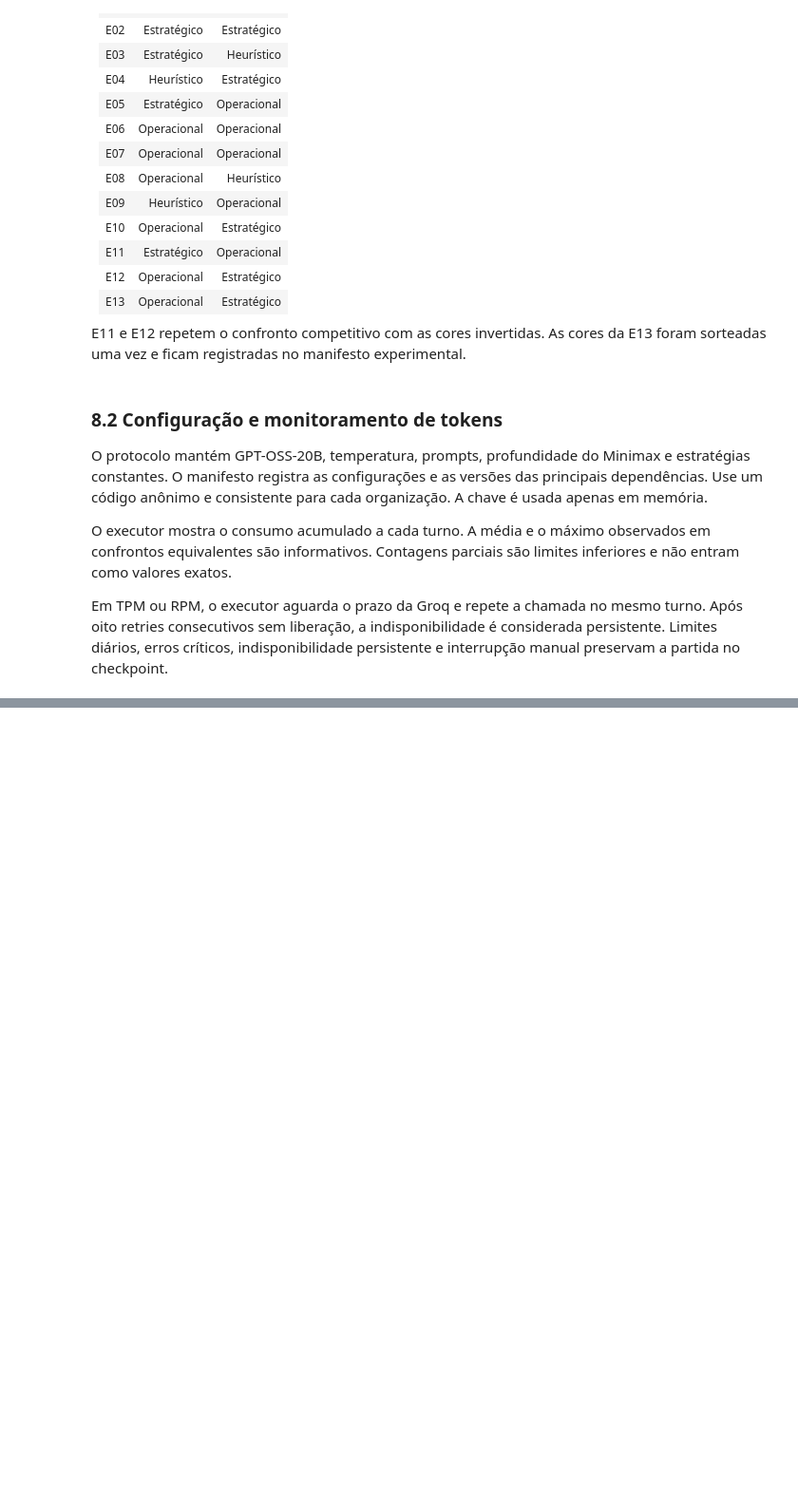
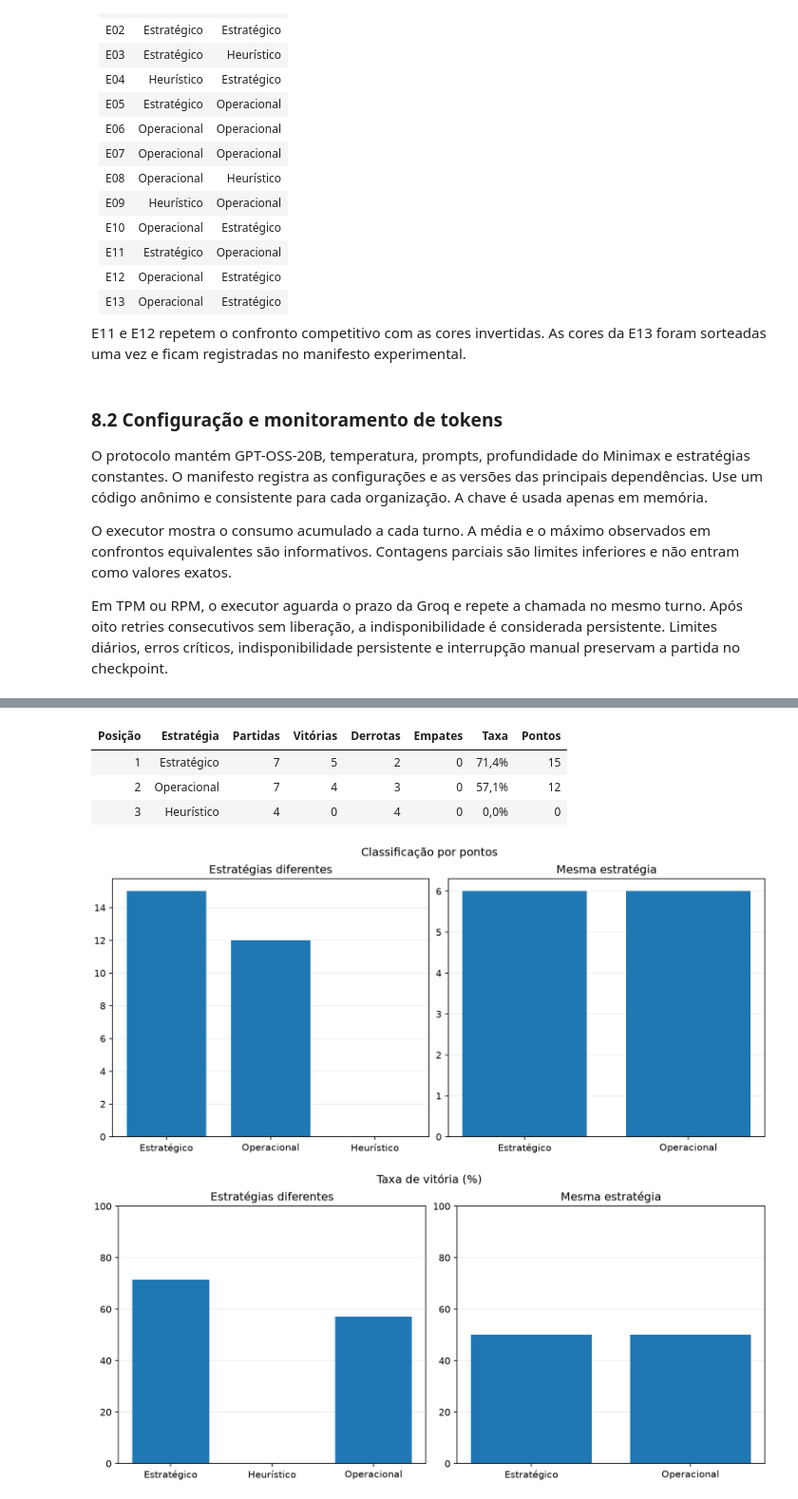
Before and after one commit to CaioBFM/Trabalhos---IA, a Jupyter notebook: othello-agentes/othello_agentes.ipynb, the cells around one changed output, grey strips where cells are left out. Shown at 95% size. Drawn from its saved outputs; the diff is of its cells as text; code cells hidden in the pictures; blank space fills up the shorter version.

Commit message:
Finaliza interface grafica, notebook e resultados experimentais

```diff
--- a/othello-agentes/othello_agentes.ipynb
+++ b/othello-agentes/othello_agentes.ipynb
@@ -2211,0 +2118,37 @@ resumo_agentes · 15 registros
+# %%
+import csv
+from collections import Counter
+from html import escape
+from IPython.display import HTML, Image, display
+
+PASTA_RESULTADOS = Path("resultados")
+NOMES_AGENTES = {"estrategica": "Estratégico", "operacional": "Operacional", "heuristica": "Heurístico"}
+
+
+def ler_resultados(nome):
+    with (PASTA_RESULTADOS / f"{nome}.csv").open(encoding="utf-8", newline="") as arquivo:
+        return list(csv.DictReader(arquivo))
+
+
+def mostrar_tabela_final(colunas, linhas):
+    cabecalho = "".join(f"<th>{escape(str(coluna))}</th>" for coluna in colunas)
+    corpo = "".join("<tr>" + "".join(f"<td>{escape(str(valor))}</td>" for valor in linha) + "</tr>"
+                    for linha in linhas)
+    display(HTML(f"<table><thead><tr>{cabecalho}</tr></thead><tbody>{corpo}</tbody></table>"))
+
+
+def mostrar_figuras(*nomes):
+    for nome in nomes:
+        display(Image(filename=str(PASTA_RESULTADOS / "graficos" / f"{nome}.png"), width=760))
+
+
+def numero_pt(valor, decimais=0):
+    return f"{float(valor):,.{decimais}f}".replace(",", "_").replace(".", ",").replace("_", ".")
+
+
+partidas_finais = ler_resultados("partidas")
+resumos_finais = [r for r in ler_resultados("resumo_agentes") if r["cor"] == "todas"]
+competitivos = sorted(
+    (r for r in resumos_finais if r["grupo"] == "competitivo"),
+    key=lambda r: -int(r["pontos"]),
+)
@@ -2211,0 +2186,14 @@ resumo_agentes · 15 registros
+# %%
+mostrar_tabela_final(("Posição", "Estratégia", "Partidas", "Vitórias", "Derrotas", "Empates", "Taxa", "Pontos"), (
+    (i, NOMES_AGENTES[r["estrategia"]], r["partidas"], r["vitorias"], r["derrotas"], r["empates"],
+     f"{numero_pt(100 * float(r['taxa_vitoria']), 1)}%", r["pontos"])
+    for i, r in enumerate(competitivos, 1)
+))
+mostrar_figuras("pontos", "taxa_vitoria")
+# %% [output]
+| Posição | Estratégia | Partidas | Vitórias | Derrotas | Empates | Taxa | Pontos |
+| 1 | Estratégico | 7 | 5 | 2 | 0 | 71,4% | 15 |
+| 2 | Operacional | 7 | 4 | 3 | 0 | 57,1% | 12 |
+| 3 | Heurístico | 4 | 0 | 4 | 0 | 0,0% | 0 |
+[figure, added]
+[figure, added]
```
Also changed, not shown: parts of 33 cells of this notebook, 1 other file.
